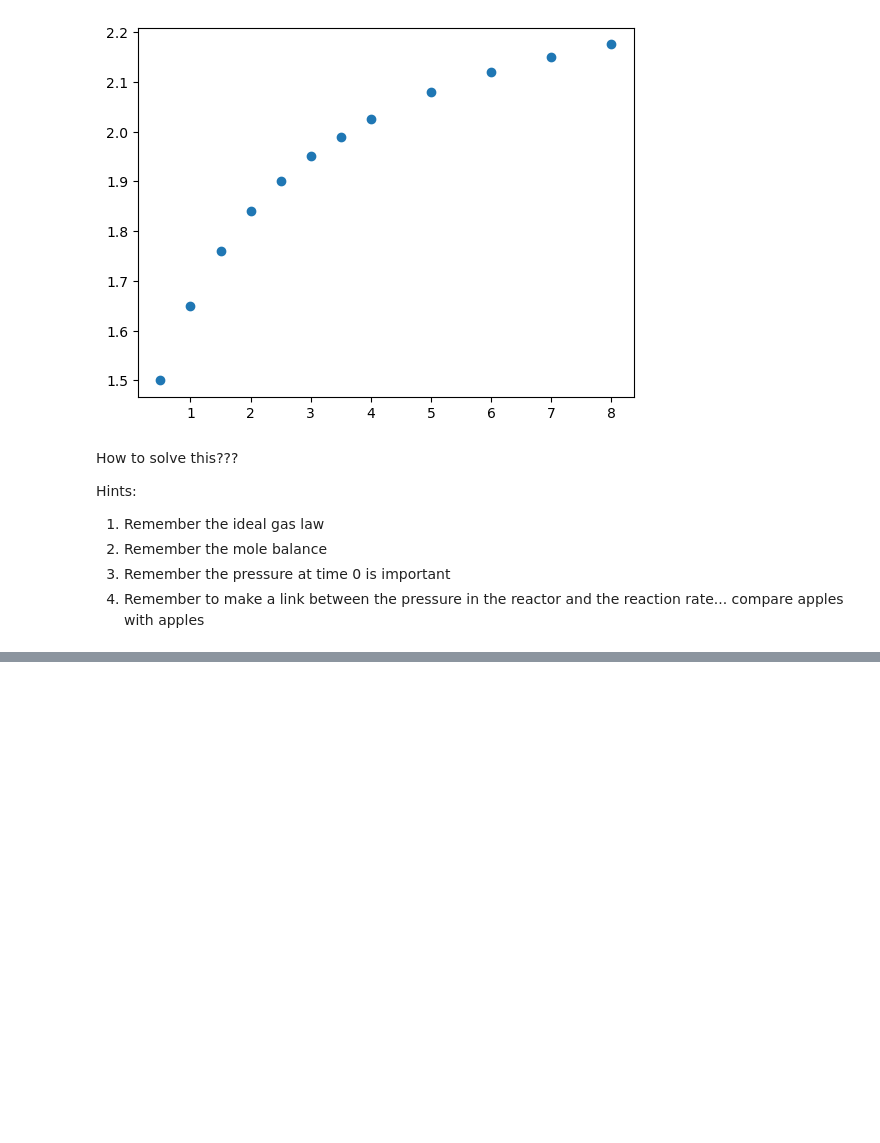
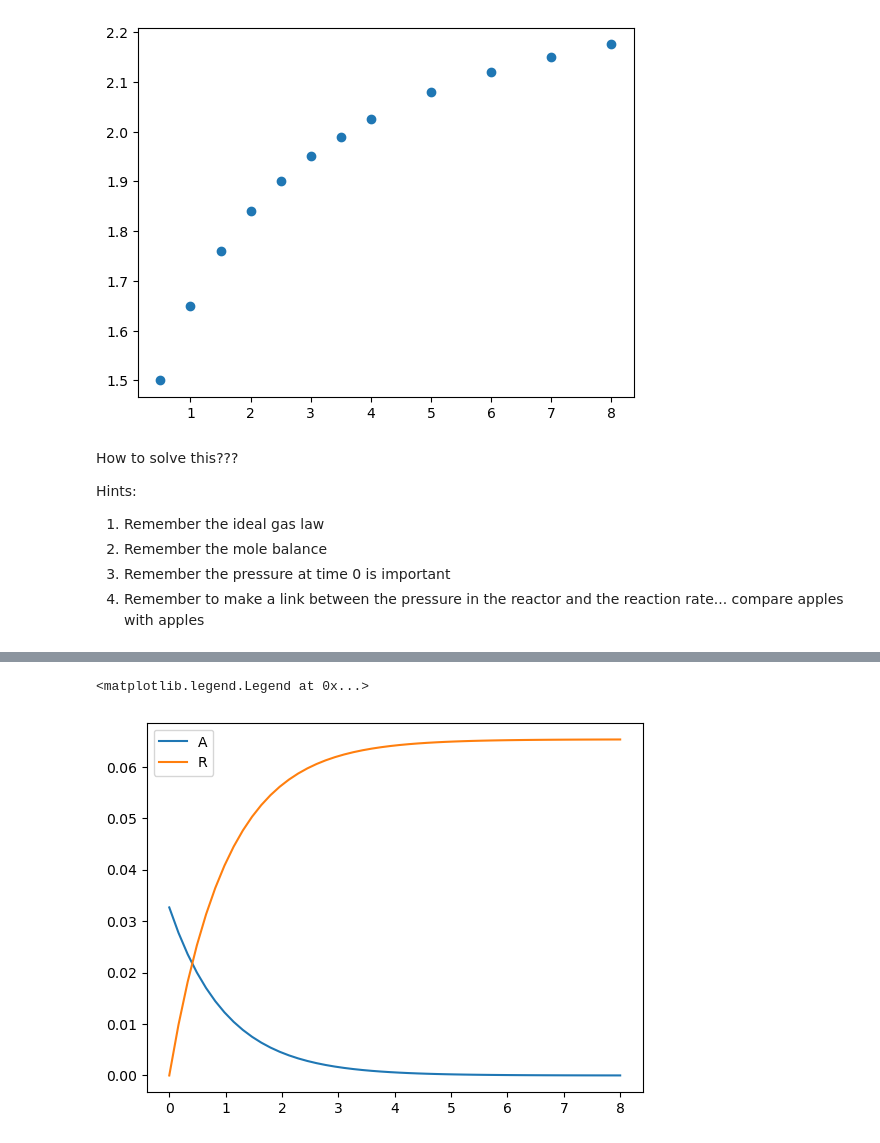
Before and after one commit to HGBrink/CKN321_2023, a Jupyter notebook: Chapter 2/Chapter 2.ipynb, the cells around one changed output, grey strips where cells are left out. Saved outputs shown, nothing was run; the diff lists cells and outputs as text; code cells hidden in the pictures; blank space fills up the shorter version.

```diff
--- a/Chapter 2/Chapter 2.ipynb
+++ b/Chapter 2/Chapter 2.ipynb
@@ -98,0 +132,6 @@ Hints:
+# %%
+P1 = 1 #atm
+
+Ptoto = P1*(100+273.15)/(14+273.15)
+
+print('Ptoto=', Ptoto, 'atm')
@@ -98,0 +186,6 @@ Hints:
+# %%
+NAo = 0.7694*Ntoto
+NI = 0.2306*Ntoto
+NRo = 0
+
+print('NAo =', NAo, 'mol,', 'NI =', NI, 'mol,', 'NRo =', NRo, 'mol,')
@@ -98,0 +202,34 @@ Hints:
+# %%
+def ri(NA):
+    return -k*(NA/V)**n
+
+def diffs(var, t): #remember to describe the dependent variable and then the independent variable
+    NA = var[0]
+    NR = var[1]
+    rA = ri(NA)
+    rR = -2*rA
+    dNAdt = rA*V
+    dNRdt = rR*V
+    return [dNAdt, dNRdt]
+# %%
+from scipy.integrate import odeint
+from numpy import linspace
+
+def sol(k, n):
+    tspan = linspace(0, 8)
+    var = odeint(diffs, [NAo, NRo], tspan)
+    return var
+
+k = 1
+n = 1
+tspan = linspace (0, 8)
+
+var = sol(k, n)
+NA = var[:, 0]
+NR = var[:, 1]
+
+plt.plot(tspan, var)
+plt.legend(['A', 'R'])
+# %% [output]
+<matplotlib.legend.Legend at 0x...>
+[figure, added]
```
Also changed, not shown: parts of 31 cells of this notebook.
